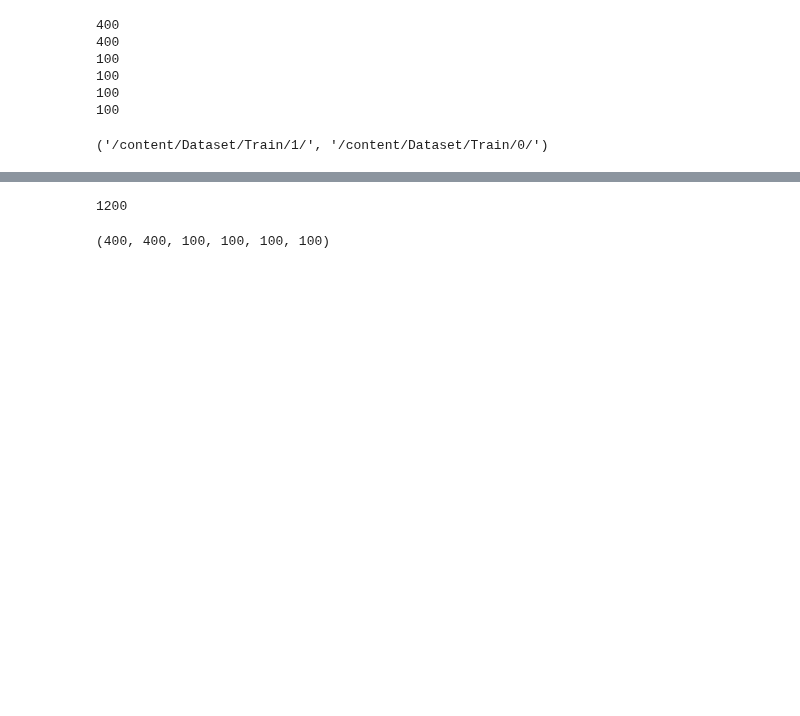
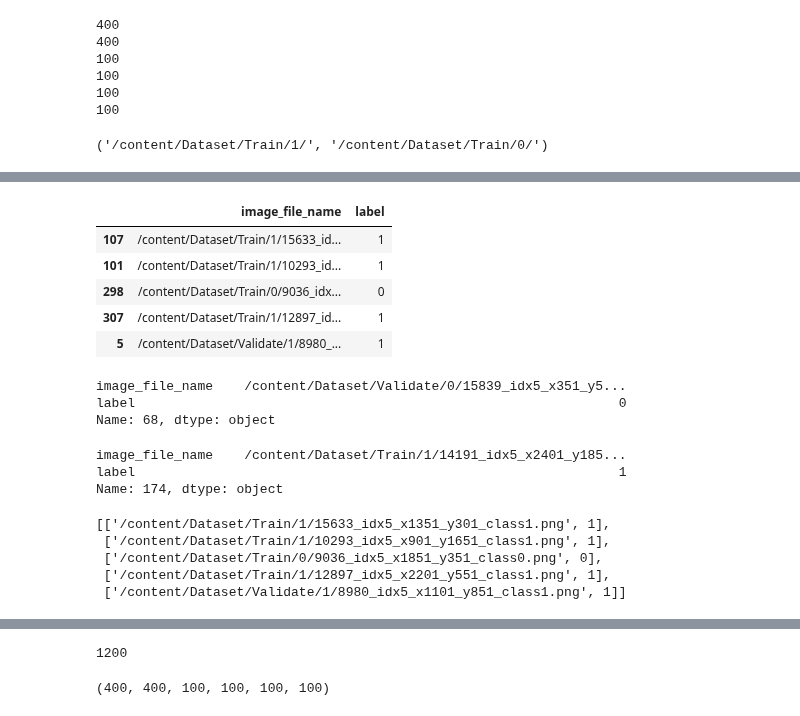
Before and after one commit to srilamaiti/ml_works, a Jupyter notebook: Untitled0.ipynb, the cells around one changed output, grey strips where cells are left out. Cells and saved outputs as stored; diff of their text form; code cells hidden in the pictures; blank space fills up the shorter version.

```diff
--- a/Untitled0.ipynb
+++ b/Untitled0.ipynb
@@ -408,0 +419,15 @@ val_negative_images_df = create_df_from_list(val_negative_images_list)
+# %%
+master_image_df.head()
+# %% [output]
+|  | image_file_name | label |
+| 107 | /content/Dataset/Train/1/15633_id... | 1 |
+| 101 | /content/Dataset/Train/1/10293_id... | 1 |
+| 298 | /content/Dataset/Train/0/9036_idx... | 0 |
+| 307 | /content/Dataset/Train/1/12897_id... | 1 |
+| 5 | /content/Dataset/Validate/1/8980_... | 1 |
+# %%
+master_image_df.iloc[-1]
+# %% [output]
+image_file_name    /content/Dataset/Validate/0/15839_idx5_x351_y5...
+label                                                              0
+Name: 68, dtype: object
@@ -408,0 +438,14 @@ val_negative_images_df = create_df_from_list(val_negative_images_list)
+# %%
+our_test_data.iloc[95]
+# %% [output]
+image_file_name    /content/Dataset/Train/1/14191_idx5_x2401_y185...
+label                                                              1
+Name: 174, dtype: object
+# %%
+our_test_data.head(5).values.tolist()
+# %% [output]
+[['/content/Dataset/Train/1/15633_idx5_x1351_y301_class1.png', 1],
+ ['/content/Dataset/Train/1/10293_idx5_x901_y1651_class1.png', 1],
+ ['/content/Dataset/Train/0/9036_idx5_x1851_y351_class0.png', 0],
+ ['/content/Dataset/Train/1/12897_idx5_x2201_y551_class1.png', 1],
+ ['/content/Dataset/Validate/1/8980_idx5_x1101_y851_class1.png', 1]]
```
Also changed, not shown: parts of 8 cells of this notebook.
